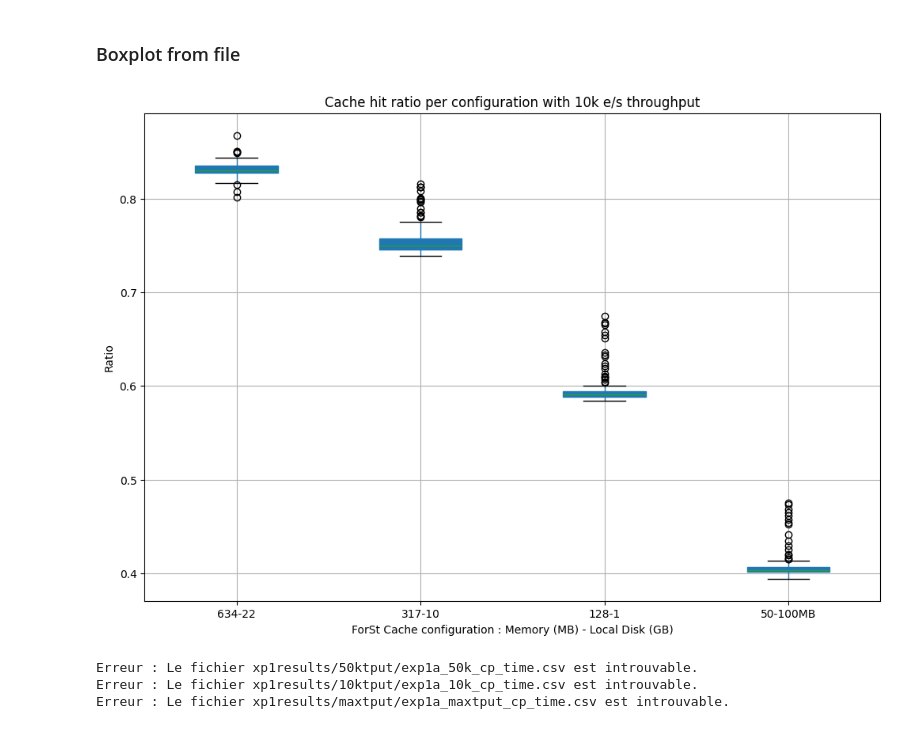
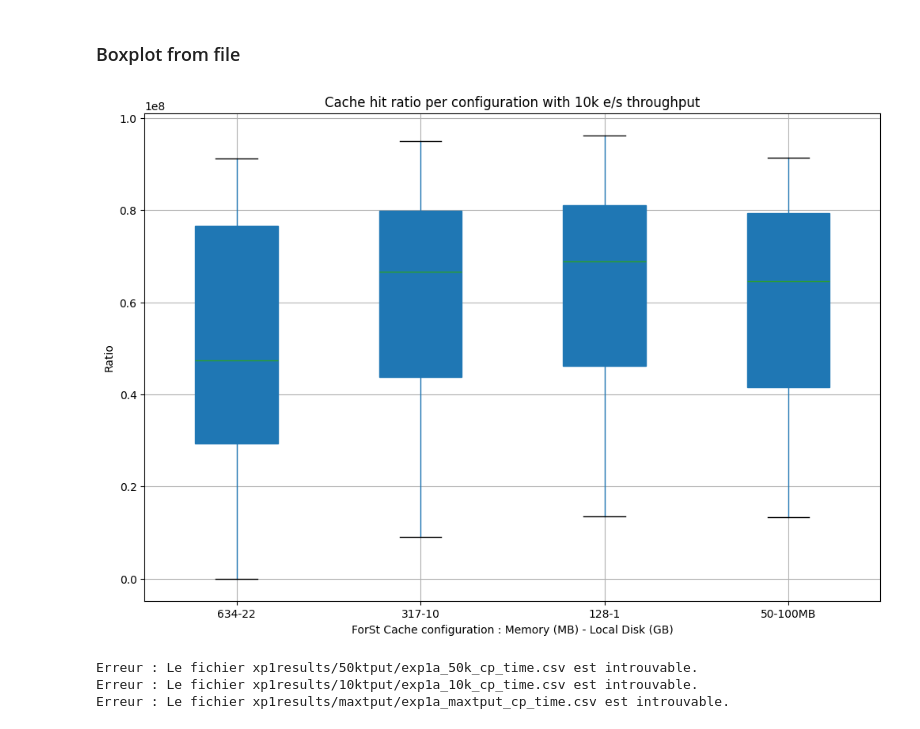
Before and after one commit to alugand/flink-justin, a Jupyter notebook: notebooks/forst/motivation/exp1b/exp1b.ipynb, the cells around one changed output. Saved outputs shown, nothing was run; the diff lists cells and outputs as text; code cells hidden in the pictures.

```diff
--- a/notebooks/forst/motivation/exp1b/exp1b.ipynb
+++ b/notebooks/forst/motivation/exp1b/exp1b.ipynb
@@ -168,34 +169,34 @@ File saved : 'xp1bresults/50ktput/exp1b_50k_drive_used_bytes.csv'
 # %% [markdown]
 ### Boxplot from file
 # %%
-file_path = 'xp1bresults/10ktput/exp1b_10k_hit_ratio.csv'
+file_path = 'xp1bresults/1ktput/exp1b_1k_sst_size.csv'
 
 try:
     df = pd.read_csv(file_path, index_col=0)
 
     df.columns = ['634-22', '317-10', '128-1', '50-100MB', 'no cache']
     df = df.iloc[:, :-1]
 
     plt.figure(figsize=(12, 8))
     df.boxplot(grid=True, patch_artist=True)
     #df.plot(grid=True, ax=plt.gca()) #style='o'
 
     plt.title('Cache hit ratio per configuration with 10k e/s throughput')
     plt.ylabel('Ratio')
     plt.xlabel('ForSt Cache configuration : Memory (MB) - Local Disk (GB)')
     #plt.xticks([])
 
     #plt.yticks(np.arange(0, 1.2, 0.2))
-    plt.savefig('xp1bresults/10ktput/exp1b_10k_cache_hit_ratio.png')
+    plt.savefig('xp1bresults/1ktput/exp1b_1k_sst_size_b.png')
 
     plt.show()
 
 except FileNotFoundError:
     print(f"Le fichier '{file_path}' est introuvable.")
 except Exception as e:
     print(f"Une erreur est survenue : {e}")
 # %% [output]
-[figure, old version]
+[figure, new version]
 # %%
 import pandas as pd
 import numpy as np
```
Also changed, not shown: parts of 2 cells of this notebook, 37 other files.
